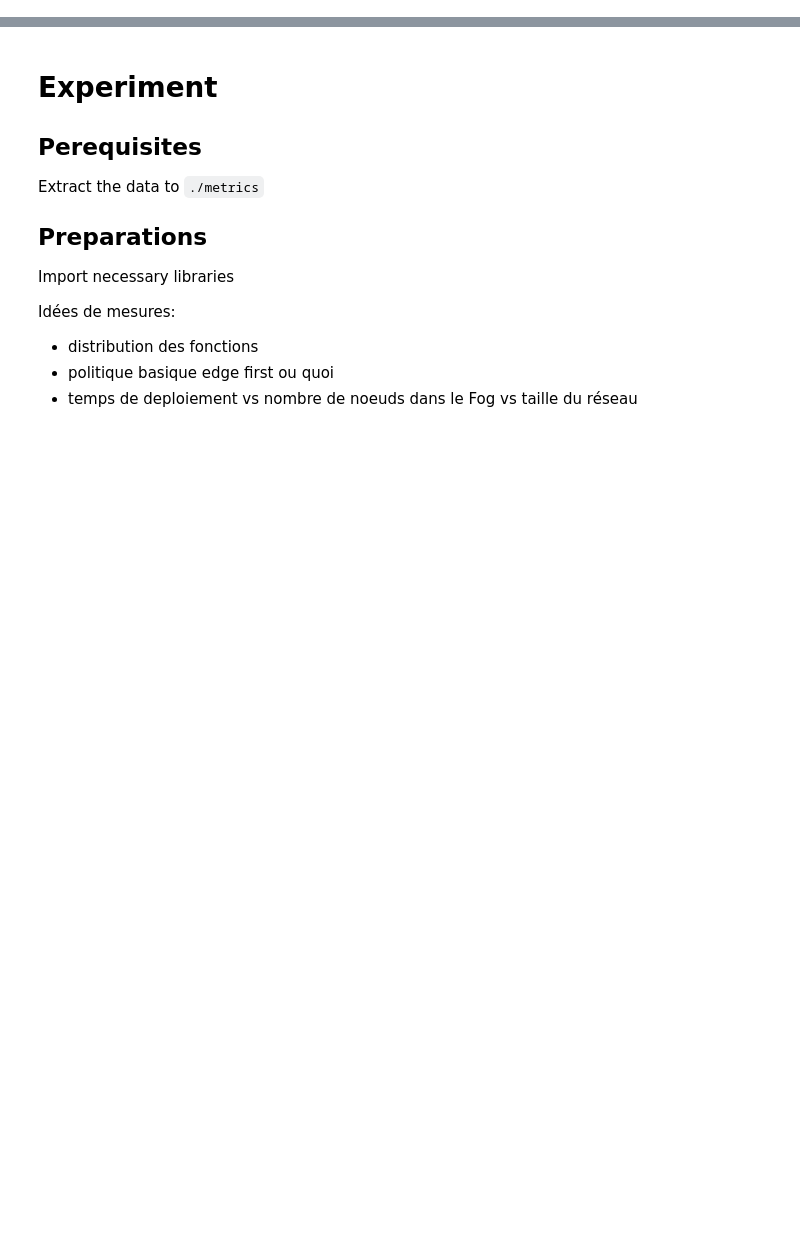
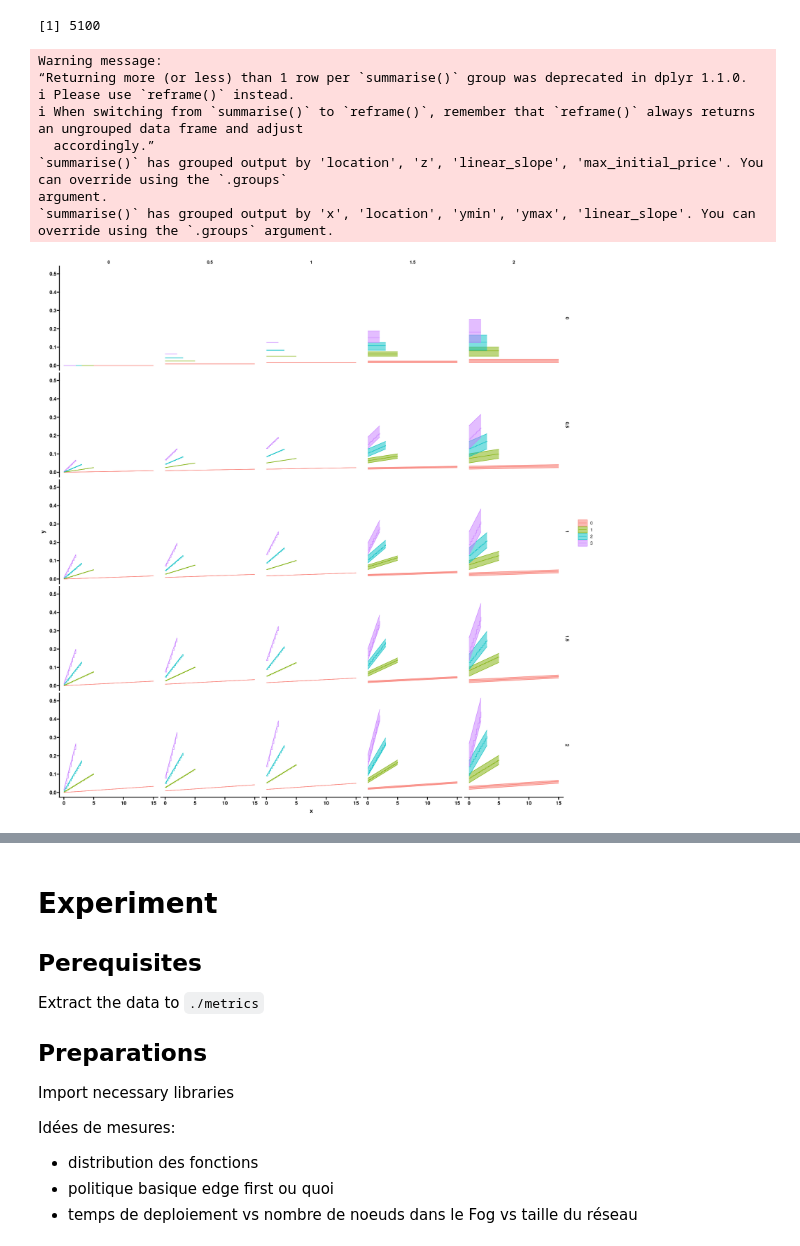
Before and after one commit to VolodiaPG/giraff, a Jupyter notebook: enos/live/experiment.ipynb, the cells around one changed output, grey strips where cells are left out. Cells and saved outputs as stored; diff of their text form; code cells hidden in the pictures; blank space fills up the shorter version.

```diff
--- a/enos/live/experiment.ipynb
+++ b/enos/live/experiment.ipynb
@@ -53,0 +83,73 @@ theme_set(theme_prism())
+# %%
+MAX_LOCATION <- 4
+FUNCTION_SIZE <- 0.25
+
+generate_init_price <- function(location, max_initial_price){
+    location <- min(max(1, location), MAX_LOCATION)
+    base_price <- max_initial_price - (max_initial_price * (location -1 ) / (MAX_LOCATION - 1))
+    random_variation <- runif(1, -5, 5)
+    price <- base_price + random_variation
+
+    price <- min(max(1, price), max_initial_price)
+    return(price)
+}
+
+price_function_linear <- function(initial_price, utilization, linear_slope){
+    return(initial_price + linear_slope * utilization)
+}
+
+
+cost_linear <- function(used_capacity, initial_price, capacity, requirement, linear_slope){
+       u1 <- used_capacity / capacity
+       u2 <- (used_capacity+requirement) / capacity
+       integral <- (u2-u1)*(linear_slope * u2 + linear_slope * u1 + 2*initial_price ) / 2
+       return(integral)
+}
+
+df <- NULL
+    for (ii in seq(0, 2, by = 0.5)){
+        for (jj in seq(0, 2, by = 0.5)){
+for (zz in 0:50){
+            df <- rbind(df,  data.frame(
+            location = c(0,1,2,3),
+            capacity = c(15, 5, 3, 2),
+            requirement = c(FUNCTION_SIZE, FUNCTION_SIZE, FUNCTION_SIZE, FUNCTION_SIZE)
+            ) %>%
+            mutate(z =zz, linear_slope = ii, max_initial_price= jj))
+        }
+    }
+}
+nrow(df)
+
+df <- df %>%
+    rowwise() %>%
+    mutate(initial_price = generate_init_price(location, max_initial_price ))
+df.func <- df %>%
+    group_by(location, z, linear_slope, max_initial_price) %>%
+    summarize(
+        x = seq(0, capacity, by = c(FUNCTION_SIZE)),
+        y = cost_linear(x, initial_price, capacity, requirement, linear_slope)
+    ) %>%
+    group_by(x, location, linear_slope, max_initial_price) %>%
+    mutate(ymin = min(y), ymax = max(y)) %>%
+    group_by(x, location, ymin, ymax, linear_slope, max_initial_price) %>%
+    summarise(y = mean(y)) %>%
+    mutate(location = as.factor(location))
+fig(20, 20)
+ggplot(df.func, aes(x = x, y = y, ymin = ymin, ymax = ymax,  group = location, color = location, fill = location))+
+   facet_grid(rows = vars(linear_slope), cols = vars(max_initial_price)) +
+  geom_step() +
+   geom_ribbon(alpha=0.5)
+
+#   geom_point(data = df.points)
+# %% [output]
+[1] 5100
+Warning message:
+“Returning more (or less) than 1 row per `summarise()` group was deprecated in dplyr 1.1.0.
+ℹ Please use `reframe()` instead.
+ℹ When switching from `summarise()` to `reframe()`, remember that `reframe()` always returns an ungrouped data frame and adjust
+  accordingly.”
+`summarise()` has grouped output by 'location', 'z', 'linear_slope', 'max_initial_price'. You can override using the `.groups`
+argument.
+`summarise()` has grouped output by 'x', 'location', 'ymin', 'ymax', 'linear_slope'. You can override using the `.groups` argument.
+[figure, added]
```
Also changed, not shown: parts of 56 cells of this notebook, 36 other files.
